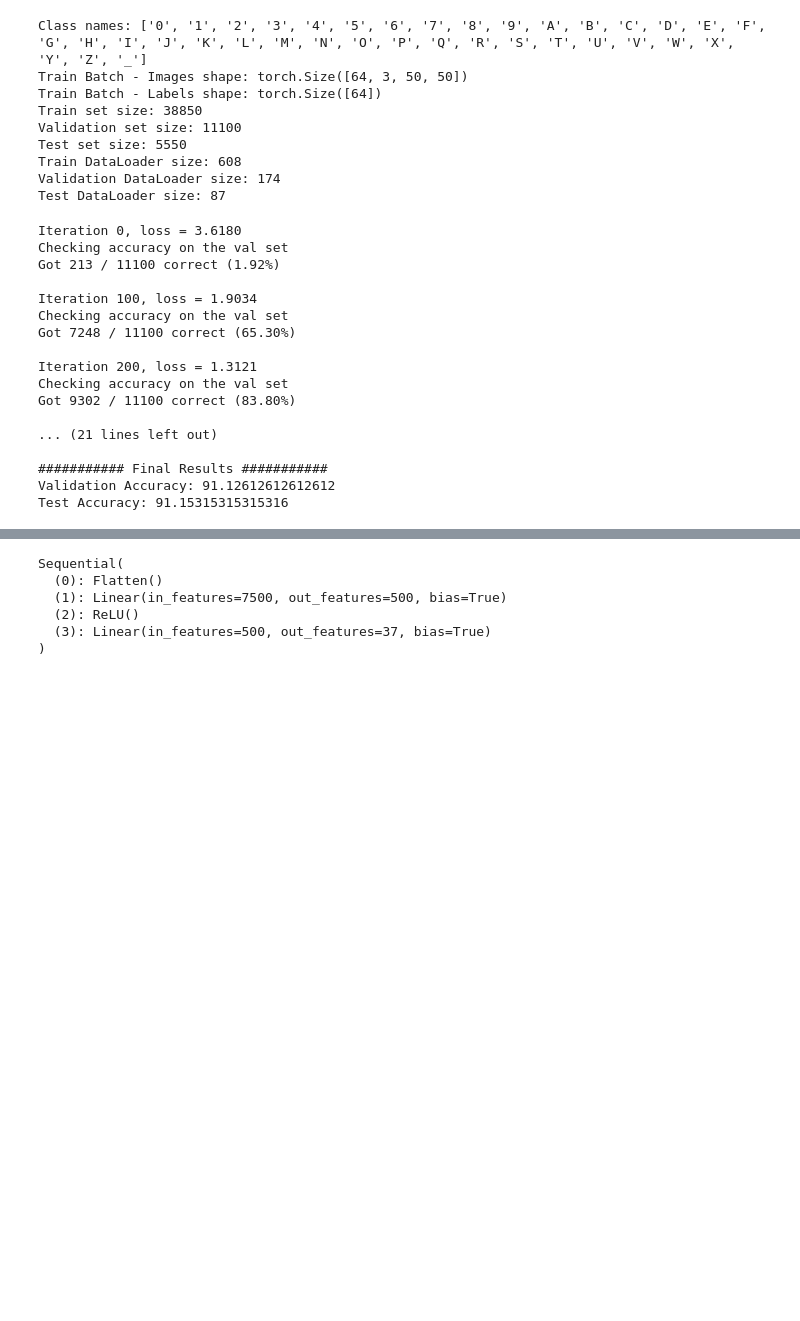
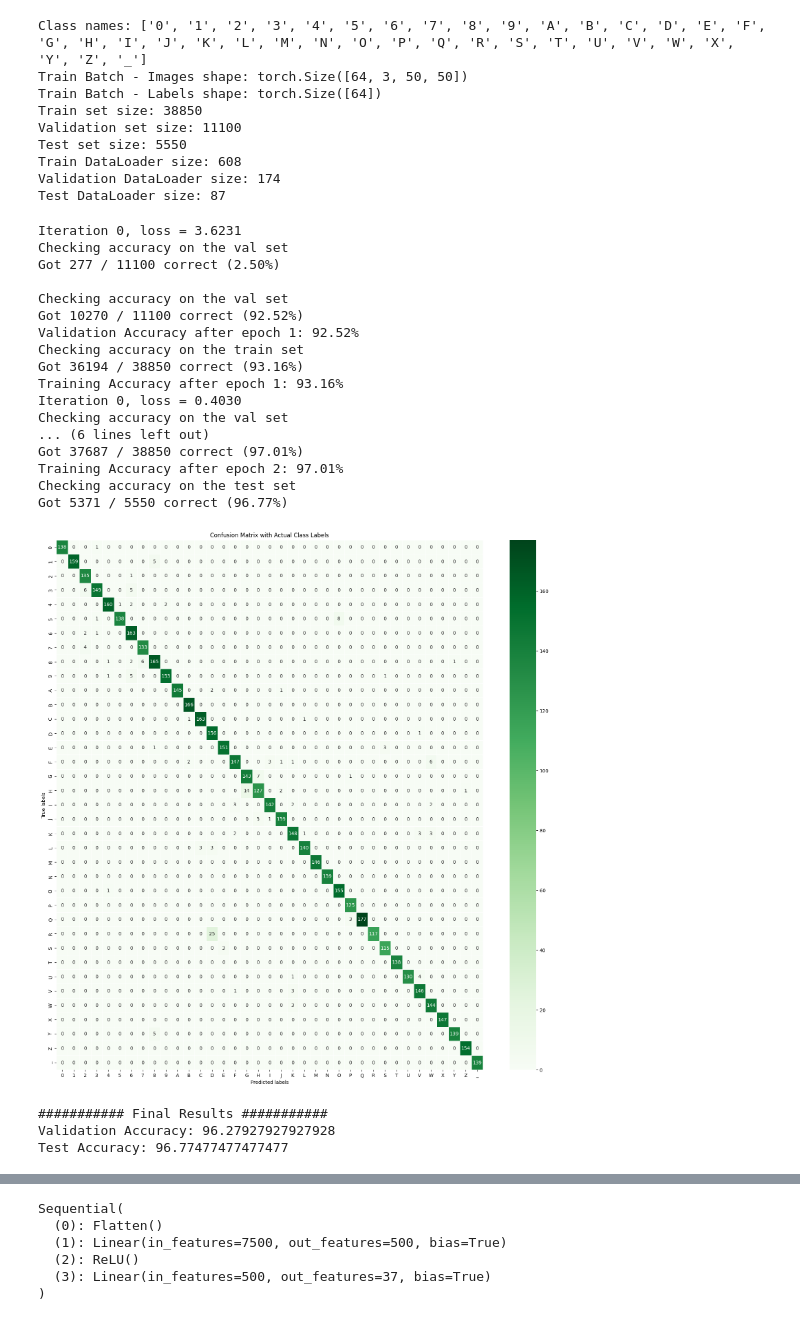
Before and after one commit to panoskorovesis/sign-language-image-detection, a Jupyter notebook: src/nn_and_cnn/pytorch_flatten.ipynb, the cells around one changed output, grey strips where cells are left out. Cells and saved outputs as stored; diff of their text form; code cells hidden in the pictures; blank space fills up the shorter version.

```diff
--- a/src/nn_and_cnn/pytorch_flatten.ipynb
+++ b/src/nn_and_cnn/pytorch_flatten.ipynb
@@ -11,6 +11,9 @@ import matplotlib.pyplot as plt
 import torch.nn as nn
 import torch.optim as optim
 import torch.nn.functional as F
+from sklearn.metrics import confusion_matrix
+import matplotlib.pyplot as plt
+import seaborn as sns
 
 USE_GPU = True
 dtype = torch.float32 # We will be using float
@@ -21,7 +24,7 @@ else:
     device = torch.device('cpu')
 
 # Constant to control how frequently we print train loss.
-print_every = 100
+print_every = 1000
 print('using device:', device)
 # %% [output]
 using device: cuda
@@ -155,6 +186,7 @@ def train_part(model, optimizer, epochs=1, scheduler = None, return_acc = False,
     # List to store validation and train accuracies at each epoch where needed
     val_accs = []
     train_accs = []
+    losses = []
 
 
     model = model.to(device=device)  # move the model parameters to CPU/GPU
@@ -205,6 +237,7 @@ def train_part(model, optimizer, epochs=1, scheduler = None, return_acc = False,
         # After each epoch, check accuracies
         val_acc = check_accuracy_part(val_loader, model, return_acc=True)
         val_accs.append(val_acc)
+        losses.append(loss.item())
         print(f"Validation Accuracy after epoch {e+1}: {val_acc:.2f}%")
 
         # Return accuracies if requested
@@ -215,12 +248,15 @@ def train_part(model, optimizer, epochs=1, scheduler = None, return_acc = False,
 
     # Return accuracies if requested
     if return_acc:
+        if check_train_set and check_test_set:
+            test_acc = check_accuracy_part(test_loader, model, return_acc=True)  # Check test set accuracy
+            return val_accs, train_accs, test_acc, losses  # Return the most recent validation accuracy and the test accuracy
         if check_train_set:  # If requested, return both validation and training accuracies
-            return val_accs, train_accs
+            return val_accs, train_accs, losses
         if check_test_set:  # If requested, return the validation accuracy and test accuracy
             test_acc = check_accuracy_part(test_loader, model, return_acc=True)  # Check test set accuracy
-            return val_accs[-1], test_acc  # Return the most recent validation accuracy and the test accuracy
-        return val_accs  # Return only validation accuracies if no other set (train or test) is specified
+            return val_accs, test_acc, losses  # Return the most recent validation accuracy and the test accuracy
+        return val_accs, losses  # Return only validation accuracies if no other set (train or test) is specified
 # %%
 def flatten(x):
     N = x.shape[0] # read in N, C, H, W
@@ -232,45 +268,48 @@ class Flatten(nn.Module):
 # %%
 hidden_layer_size = 500
 learning_rate = 1e-3
 num_classes = len(class_names)
 
 model = nn.Sequential(
     Flatten(),
     nn.Linear(3 * 50 * 50, hidden_layer_size),
     nn.ReLU(),
     nn.Linear(hidden_layer_size, num_classes),
 )
 
 model = model.to(device=device)
 
 # you can use Nesterov momentum in optim.SGD
 optimizer = optim.SGD(model.parameters(), lr=learning_rate,
                      momentum=0.9, nesterov=True)
 
-val_acc, test_acc = train_part(model, optimizer, return_acc=True, check_test_set = True)
-
+val_accs, train_accs, test_acc, losses = train_part(model, optimizer,epochs=2, return_acc=True, check_train_set = True, check_test_set = True)
 
 
 # Print the validation and test accuracies
 print()
 print('########### Final Results ###########')
-print("Validation Accuracy:", val_acc)
+print("Validation Accuracy:", val_accs[-1])
 print("Test Accuracy:", test_acc)
 # %% [output]
-Iteration 0, loss = 3.6180
+Iteration 0, loss = 3.6231
 Checking accuracy on the val set
-Got 213 / 11100 correct (1.92%)
+Got 277 / 11100 correct (2.50%)
 
-Iteration 100, loss = 1.9034
 Checking accuracy on the val set
-Got 7248 / 11100 correct (65.30%)
-
-Iteration 200, loss = 1.3121
+Got 10270 / 11100 correct (92.52%)
+Validation Accuracy after epoch 1: 92.52%
+Checking accuracy on the train set
+Got 36194 / 38850 correct (93.16%)
+Training Accuracy after epoch 1: 93.16%
+Iteration 0, loss = 0.4030
 Checking accuracy on the val set
-Got 9302 / 11100 correct (83.80%)
-
-... (21 lines left out)
-
-########### Final Results ###########
-Validation Accuracy: 91.12612612612612
-Test Accuracy: 91.15315315315316
+... (6 lines left out)
+Got 37687 / 38850 correct (97.01%)
+Training Accuracy after epoch 2: 97.01%
+Checking accuracy on the test set
+Got 5371 / 5550 correct (96.77%)
+[figure, added]
+########### Final Results ###########
+Validation Accuracy: 96.27927927927928
+Test Accuracy: 96.77477477477477
```
Also changed, not shown: parts of 3 cells of this notebook, 1 other file.
